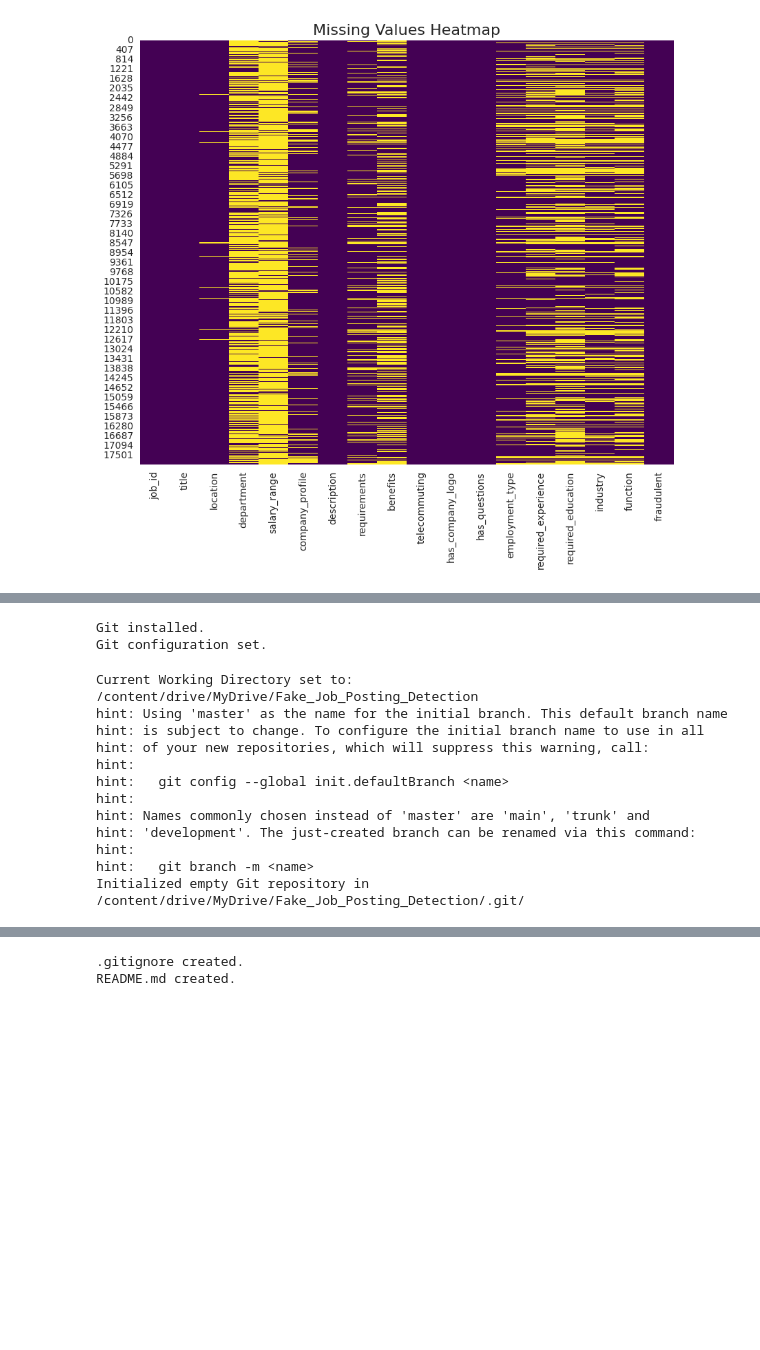
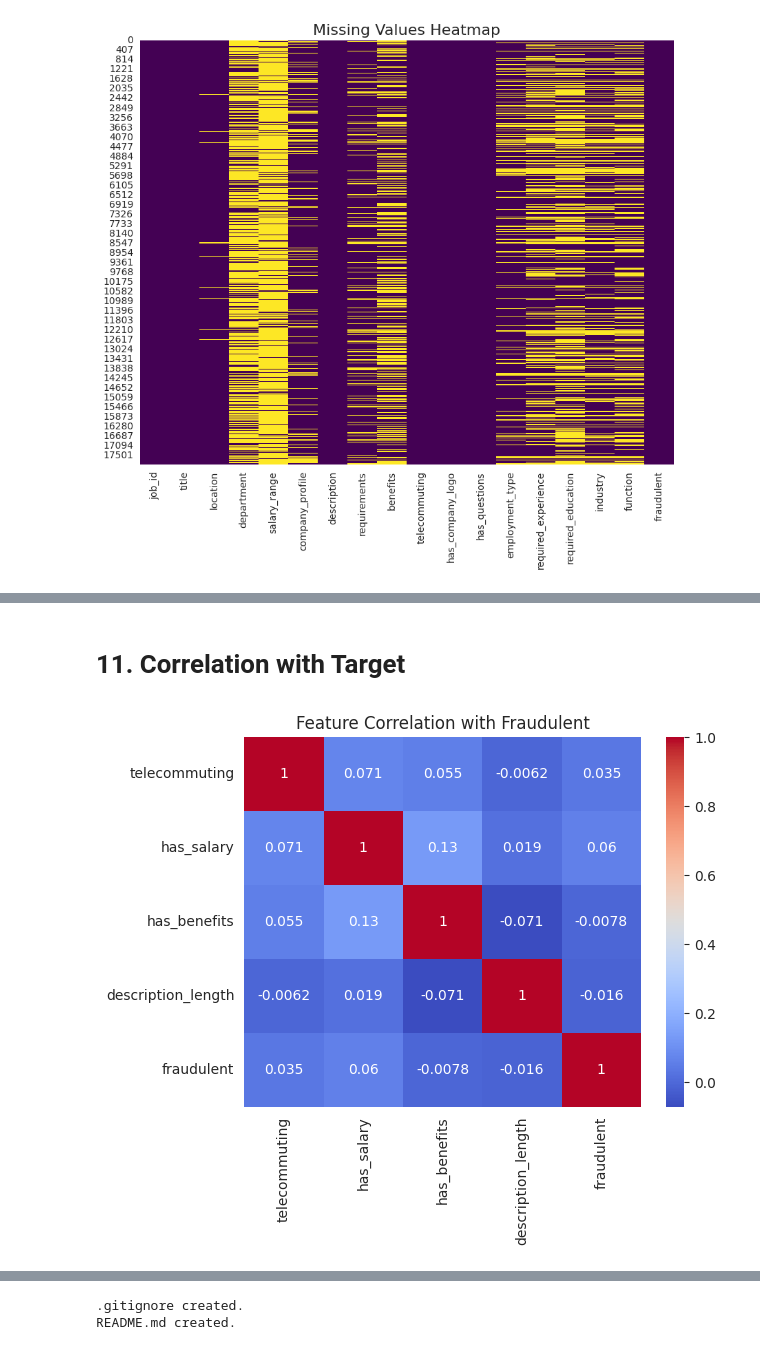
Before and after one commit to mriaz72/Fake_Job_Posting_Detection, a Jupyter notebook: notebooks/01_exploratry_data_analysis.ipynb, the cells around one changed output, grey strips where cells are left out. Drawn from its saved outputs; the diff is of its cells as text; code cells hidden in the pictures; blank space fills up the shorter version.

```diff
--- a/notebooks/01_exploratry_data_analysis.ipynb
+++ b/notebooks/01_exploratry_data_analysis.ipynb
@@ -297,42 +381,10 @@ df.drop('text_combined', axis=1, inplace=True)
-# %%
-# @title A. Install and Configure Git
-
-!apt-get install git -qq
-print("Git installed.")
-
-# 1. Set your global Git user name (Use the name you want associated with your commits)
-!git config --global user.name "mriaz72"
-
-# 2. Set your global Git email (Use the email associated with your GitHub account)
-!git config --global user.email "muhammadriaz8685@gmail.com"
-
-print("Git configuration set.")
-# %% [output]
-Git installed.
-Git configuration set.
-# %%
-# @title B. Change Directory and Initialize Git
-import os
-
-# Define the project root again (must match Step 1)
-PROJECT_ROOT = '/content/drive/MyDrive/Fake_Job_Posting_Detection'
-
-# Change the current working directory to your project folder
-os.chdir(PROJECT_ROOT)
-print(f"Current Working Directory set to: {os.getcwd()}")
-
-# Initialize a new Git repository in this folder
-!git init
-# %% [output]
-Current Working Directory set to: /content/drive/MyDrive/Fake_Job_Posting_Detection
-hint: Using 'master' as the name for the initial branch. This default branch name
-hint: is subject to change. To configure the initial branch name to use in all
-hint: of your new repositories, which will suppress this warning, call:
-hint:
-hint:   git config --global init.defaultBranch <name>
-hint:
-hint: Names commonly chosen instead of 'master' are 'main', 'trunk' and
-hint: 'development'. The just-created branch can be renamed via this command:
-hint:
-hint:   git branch -m <name>
-Initialized empty Git repository in /content/drive/MyDrive/Fake_Job_Posting_Detection/.git/
+# %% [markdown]
+# 11. Correlation with Target
+# %%
+numeric_features = ['telecommuting', 'has_salary', 'has_benefits', 'description_length']
+corr = df[numeric_features + ['fraudulent']].corr()
+sns.heatmap(corr, annot=True, cmap='coolwarm')
+plt.title('Feature Correlation with Fraudulent')
+plt.show()
+# %% [output]
+[figure, added]
```
Also changed, not shown: parts of 59 cells of this notebook.
